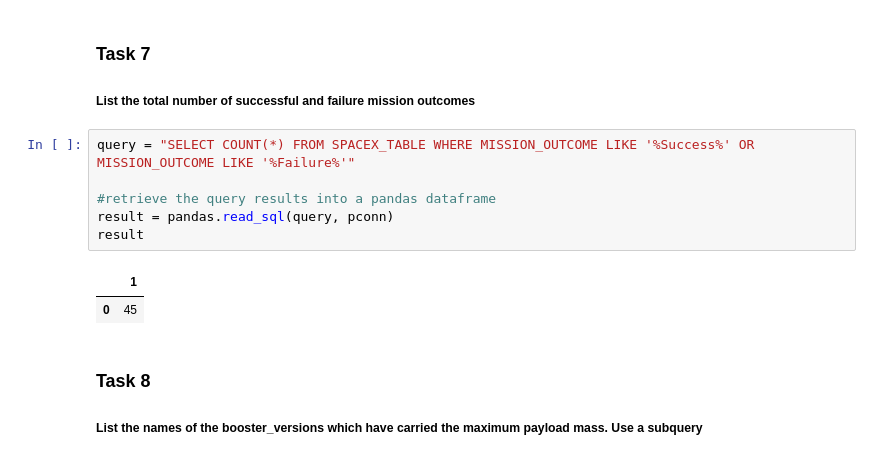
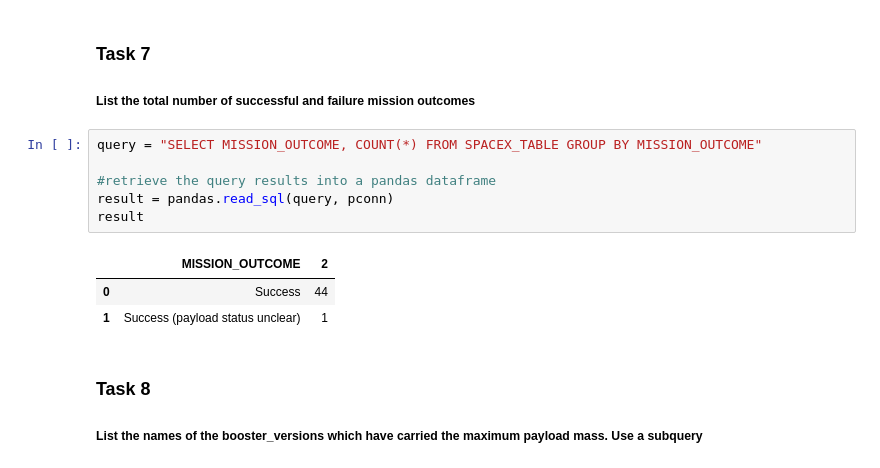
Before and after one commit to erkinaltuntas/applied_data_science_capstone, a Jupyter notebook: EDA with SQL.ipynb, the cells around one changed output. Saved outputs shown, nothing was run; the diff lists cells and outputs as text.

```diff
--- a/EDA with SQL.ipynb
+++ b/EDA with SQL.ipynb
@@ -238,14 +238,15 @@ result
 
 ##### List the total number of successful and failure mission outcomes
 # %%
-query = "SELECT COUNT(*) FROM SPACEX_TABLE WHERE MISSION_OUTCOME LIKE '%Success%' OR MISSION_OUTCOME LIKE '%Failure%'"
+query = "SELECT MISSION_OUTCOME, COUNT(*) FROM SPACEX_TABLE GROUP BY MISSION_OUTCOME"
 
 #retrieve the query results into a pandas dataframe
 result = pandas.read_sql(query, pconn)
 result
 # %% [output]
-|  | 1 |
-| 0 | 45 |
+|  | MISSION_OUTCOME | 2 |
+| 0 | Success | 44 |
+| 1 | Success (payload status unclear) | 1 |
 # %% [markdown]
 ### Task 8
 
```
Also changed, not shown: parts of 2 cells of this notebook.
